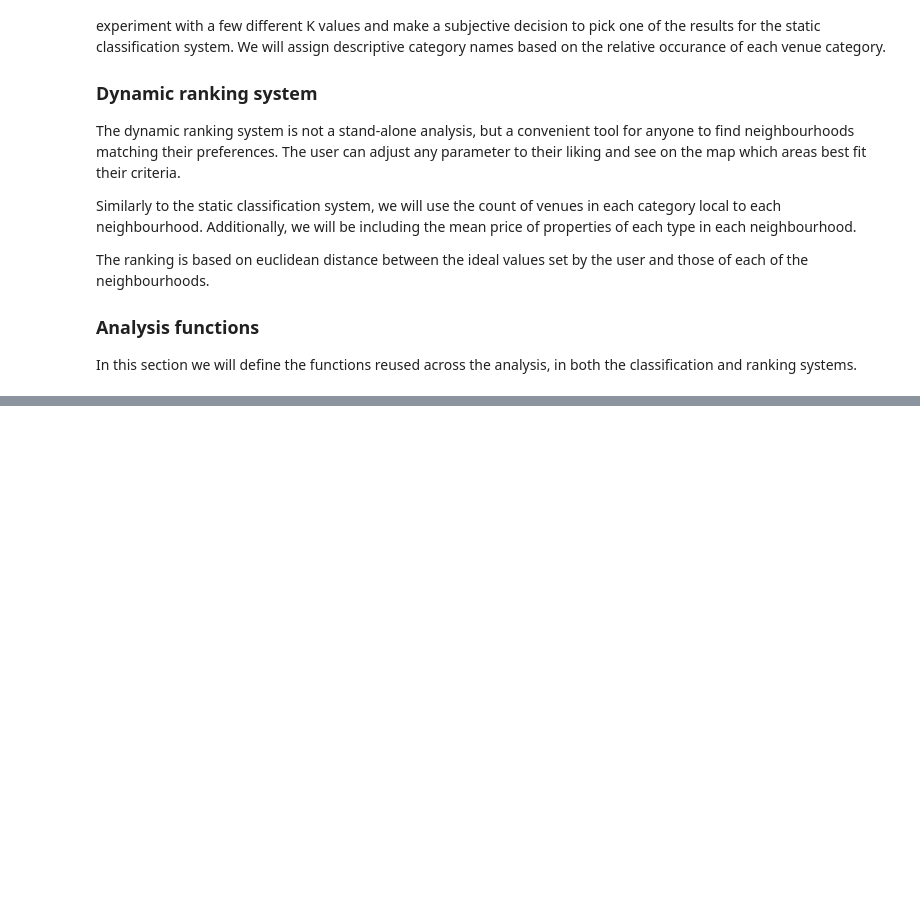
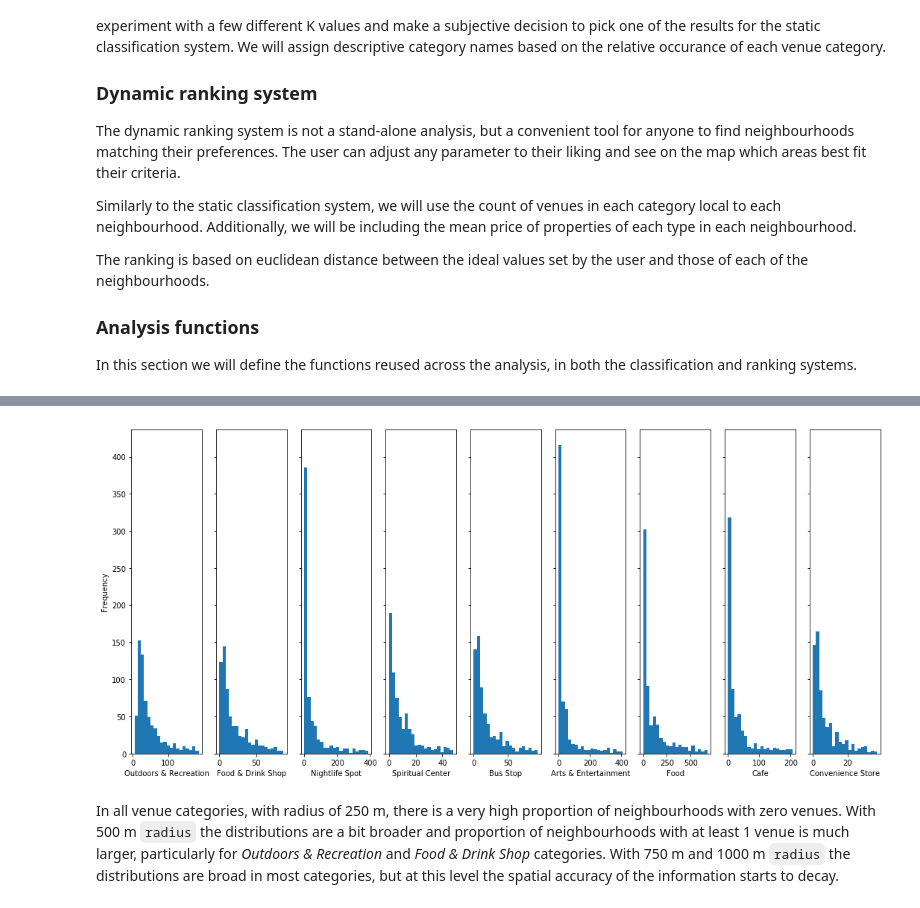
Before and after one commit to sanntann/Coursera_Capstone, a Jupyter notebook: WhereToBuyInEdinburgh.ipynb, the cells around one changed output, grey strips where cells are left out. Saved outputs shown, nothing was run; the diff lists cells and outputs as text; code cells hidden in the pictures; blank space fills up the shorter version.

Commit message:
Wrote most functions for Analysis

```diff
--- a/WhereToBuyInEdinburgh.ipynb
+++ b/WhereToBuyInEdinburgh.ipynb
@@ -822,0 +992,7 @@ In this section we will define the functions reused across the analysis, in both
+# %%
+radius = 1000
+plot_multiple_histograms(number_of_venues_in_all_areas(radius, df_venues, df_venue_distances, df_neighbourhoods))
+# %% [output]
+[figure, added]
+# %% [markdown]
+In all venue categories, with radius of 250 m, there is a very high proportion of neighbourhoods with zero venues. With 500 m ``radius`` the distributions are a bit broader and proportion of neighbourhoods with at least 1 venue is much larger, particularly for *Outdoors & Recreation* and *Food & Drink Shop* categories. With 750 m and 1000 m ``radius`` the distributions are broad in most categories, but at this level the spatial accuracy of the information starts to decay.
```
Also changed, not shown: parts of 15 cells of this notebook.
